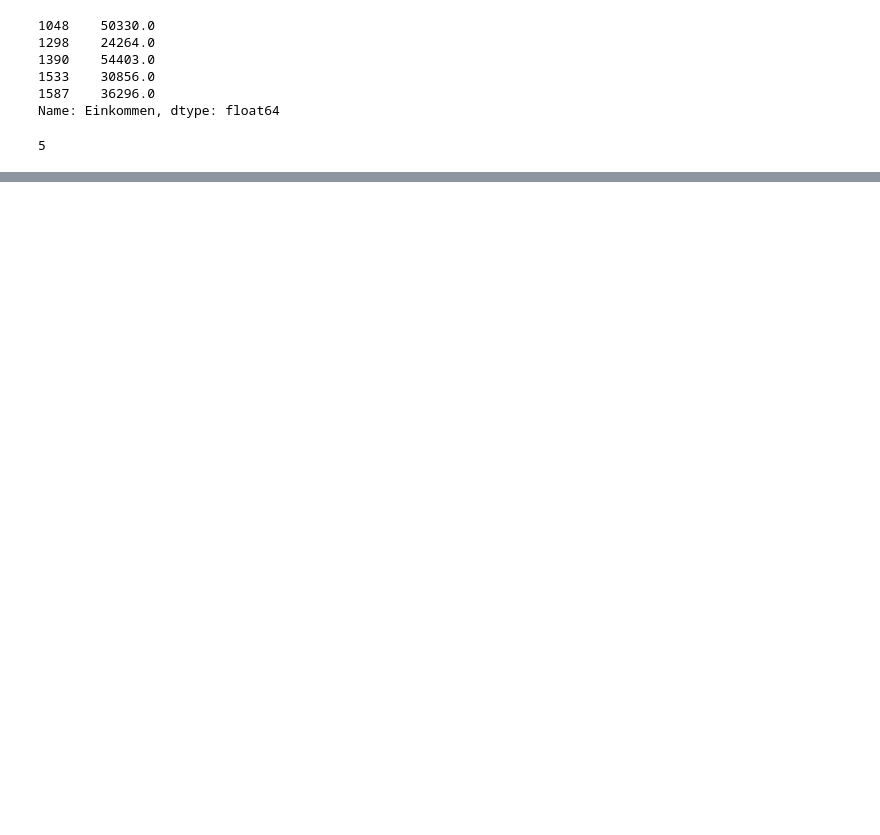
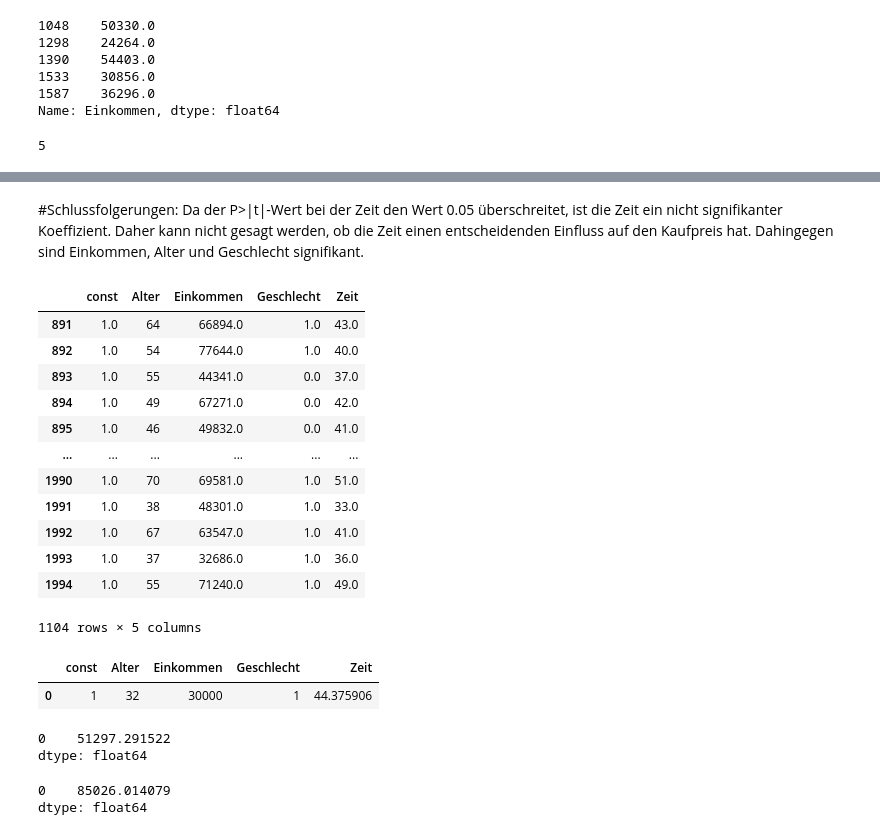
Before and after one commit to Kkilka422/final_projectSS24_Group2, a Jupyter notebook: Hauptdatei.ipynb, the cells around one changed output, grey strips where cells are left out. Saved outputs shown, nothing was run; the diff lists cells and outputs as text; code cells hidden in the pictures; blank space fills up the shorter version.

```diff
--- a/Hauptdatei.ipynb
+++ b/Hauptdatei.ipynb
@@ -322,0 +322,5 @@ len(df_kein_kredit)
+# %%
+#Neuen Dataframe mit relevanten unabhängigen Variablen erstellen
+nicht_rel_var = ["KundeNr", "Niederlassung", "Ausreißer", "Preis"]
+df_rel_var = df_preis_vorhanden.drop(columns = nicht_rel_var)
+df_rel_var.head()
@@ -322,0 +334,4 @@ len(df_kein_kredit)
+# %%
+y = df_preis_vorhanden["Preis"]
+X = df_rel_var
+X = sm.add_constant(X)
@@ -322,0 +366,20 @@ len(df_kein_kredit)
+# %% [markdown]
+#Schlussfolgerungen:
+Da der P>|t|-Wert bei der Zeit den Wert 0.05 überschreitet, ist die Zeit ein nicht signifikanter Koeffizient. Daher kann nicht gesagt werden, ob die Zeit einen entscheidenden Einfluss auf den Kaufpreis hat.
+Dahingegen sind Einkommen, Alter und Geschlecht signifikant.
+# %%
+X
+# %% [output]
+|  | const | Alter | Einkommen | Geschlecht | Zeit |
+| 891 | 1.0 | 64 | 66894.0 | 1.0 | 43.0 |
+| 892 | 1.0 | 54 | 77644.0 | 1.0 | 40.0 |
+| 893 | 1.0 | 55 | 44341.0 | 0.0 | 37.0 |
+| 894 | 1.0 | 49 | 67271.0 | 0.0 | 42.0 |
+| 895 | 1.0 | 46 | 49832.0 | 0.0 | 41.0 |
+| ... | ... | ... | ... | ... | ... |
+| 1990 | 1.0 | 70 | 69581.0 | 1.0 | 51.0 |
+| 1991 | 1.0 | 38 | 48301.0 | 1.0 | 33.0 |
+| 1992 | 1.0 | 67 | 63547.0 | 1.0 | 41.0 |
+| 1993 | 1.0 | 37 | 32686.0 | 1.0 | 36.0 |
+| 1994 | 1.0 | 55 | 71240.0 | 1.0 | 49.0 |
+1104 rows × 5 columns
@@ -322,0 +392,20 @@ len(df_kein_kredit)
+# %%
+y1
+# %% [output]
+|  | const | Alter | Einkommen | Geschlecht | Zeit |
+| 0 | 1 | 32 | 30000 | 1 | 44.375906 |
+# %%
+Prognose1 = model.predict(y1)
+Prognose1
+# %% [output]
+0    51297.291522
+dtype: float64
+# %%
+#F15 Prognose - männlicher Kunden im Alter von 51 Jahren mit einem Einkommen von 54.000 Euro
+y2 = pd.DataFrame({"Alter" : [51], "Einkommen" : [54000], "Geschlecht" : [1], "Zeit" : [df_preis_vorhanden["Zeit"].mean()]})
+y2.insert(0, "const", 1)
+Prognose2 = model.predict(y2)
+Prognose2
+# %% [output]
+0    85026.014079
+dtype: float64
```
Also changed, not shown: parts of 10 cells of this notebook.
